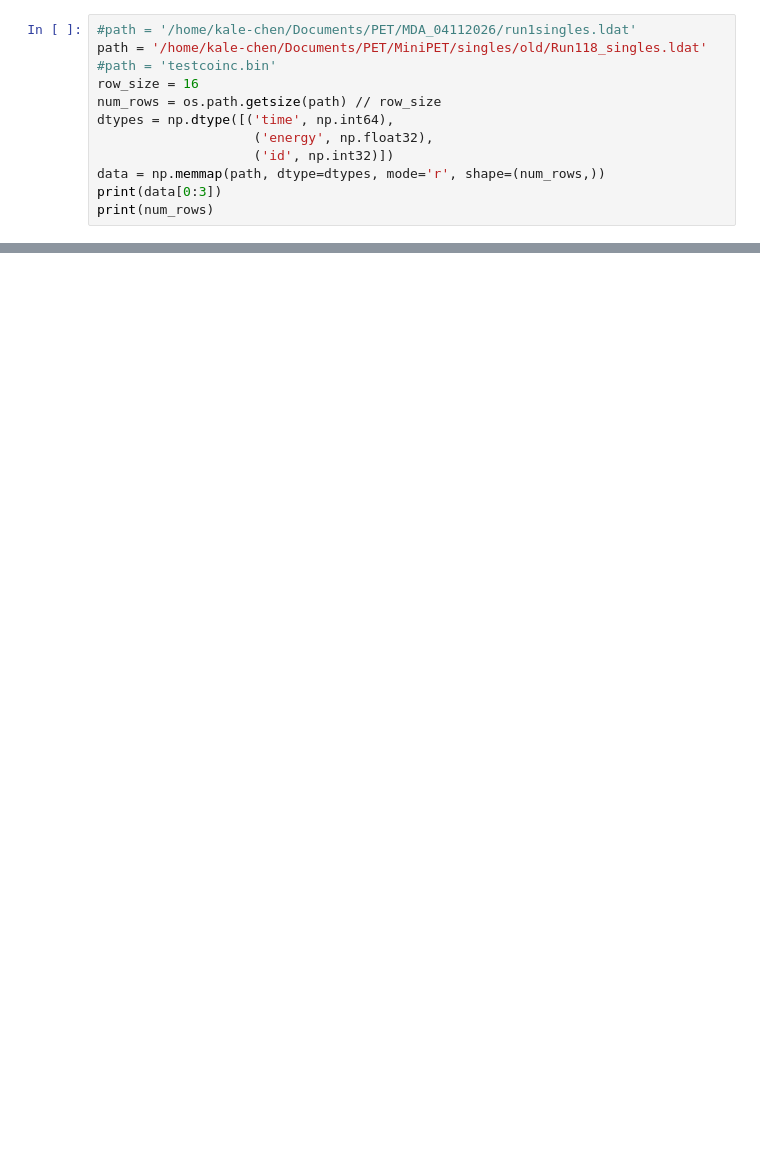
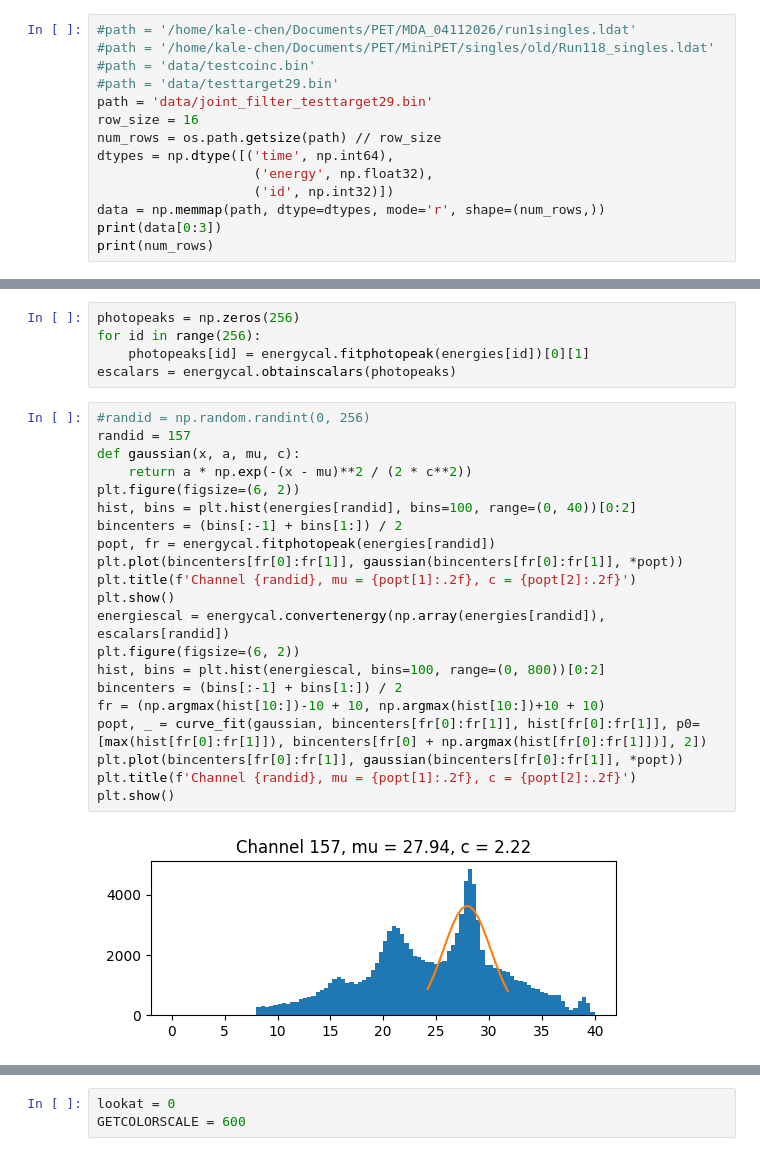
Before and after one commit to chenkale/kalechenPETallcode, a Jupyter notebook: Compton Reconstruction/singlesanalysis.ipynb, the cells around one changed output, grey strips where cells are left out. Drawn from its saved outputs; the diff is of its cells as text; blank space fills up the shorter version.

```diff
--- a/Compton Reconstruction/singlesanalysis.ipynb
+++ b/Compton Reconstruction/singlesanalysis.ipynb
@@ -244,8 +246,10 @@ def make_sipmhm_whole(relevents):
     plt.show()
 # %%
 #path = '/home/kale-chen/Documents/PET/MDA_04112026/run1singles.ldat'
-path = '/home/kale-chen/Documents/PET/MiniPET/singles/old/Run118_singles.ldat'
-#path = 'testcoinc.bin'
+#path = '/home/kale-chen/Documents/PET/MiniPET/singles/old/Run118_singles.ldat'
+#path = 'data/testcoinc.bin'
+#path = 'data/testtarget29.bin'
+path = 'data/joint_filter_testtarget29.bin'
 row_size = 16
 num_rows = os.path.getsize(path) // row_size
 dtypes = np.dtype([('time', np.int64),
@@ -392,0 +368,28 @@ print(coinc_counts)
+# %%
+photopeaks = np.zeros(256)
+for id in range(256):
+    photopeaks[id] = energycal.fitphotopeak(energies[id])[0][1]
+escalars = energycal.obtainscalars(photopeaks)
+# %%
+#randid = np.random.randint(0, 256)
+randid = 157
+def gaussian(x, a, mu, c):
+    return a * np.exp(-(x - mu)**2 / (2 * c**2))
+plt.figure(figsize=(6, 2))
+hist, bins = plt.hist(energies[randid], bins=100, range=(0, 40))[0:2]
+bincenters = (bins[:-1] + bins[1:]) / 2
+popt, fr = energycal.fitphotopeak(energies[randid])
+plt.plot(bincenters[fr[0]:fr[1]], gaussian(bincenters[fr[0]:fr[1]], *popt))
+plt.title(f'Channel {randid}, mu = {popt[1]:.2f}, c = {popt[2]:.2f}')
+plt.show()
+energiescal = energycal.convertenergy(np.array(energies[randid]), escalars[randid])
+plt.figure(figsize=(6, 2))
+hist, bins = plt.hist(energiescal, bins=100, range=(0, 800))[0:2]
+bincenters = (bins[:-1] + bins[1:]) / 2
+fr = (np.argmax(hist[10:])-10 + 10, np.argmax(hist[10:])+10 + 10)
+popt, _ = curve_fit(gaussian, bincenters[fr[0]:fr[1]], hist[fr[0]:fr[1]], p0=[max(hist[fr[0]:fr[1]]), bincenters[fr[0] + np.argmax(hist[fr[0]:fr[1]])], 2])
+plt.plot(bincenters[fr[0]:fr[1]], gaussian(bincenters[fr[0]:fr[1]], *popt))
+plt.title(f'Channel {randid}, mu = {popt[1]:.2f}, c = {popt[2]:.2f}')
+plt.show()
+# %% [output]
+[figure, added]
@@ -392,0 +397,3 @@ print(coinc_counts)
+# %%
+lookat = 0
+GETCOLORSCALE = 600
```
Also changed, not shown: parts of 11 cells of this notebook, 3 other files.
